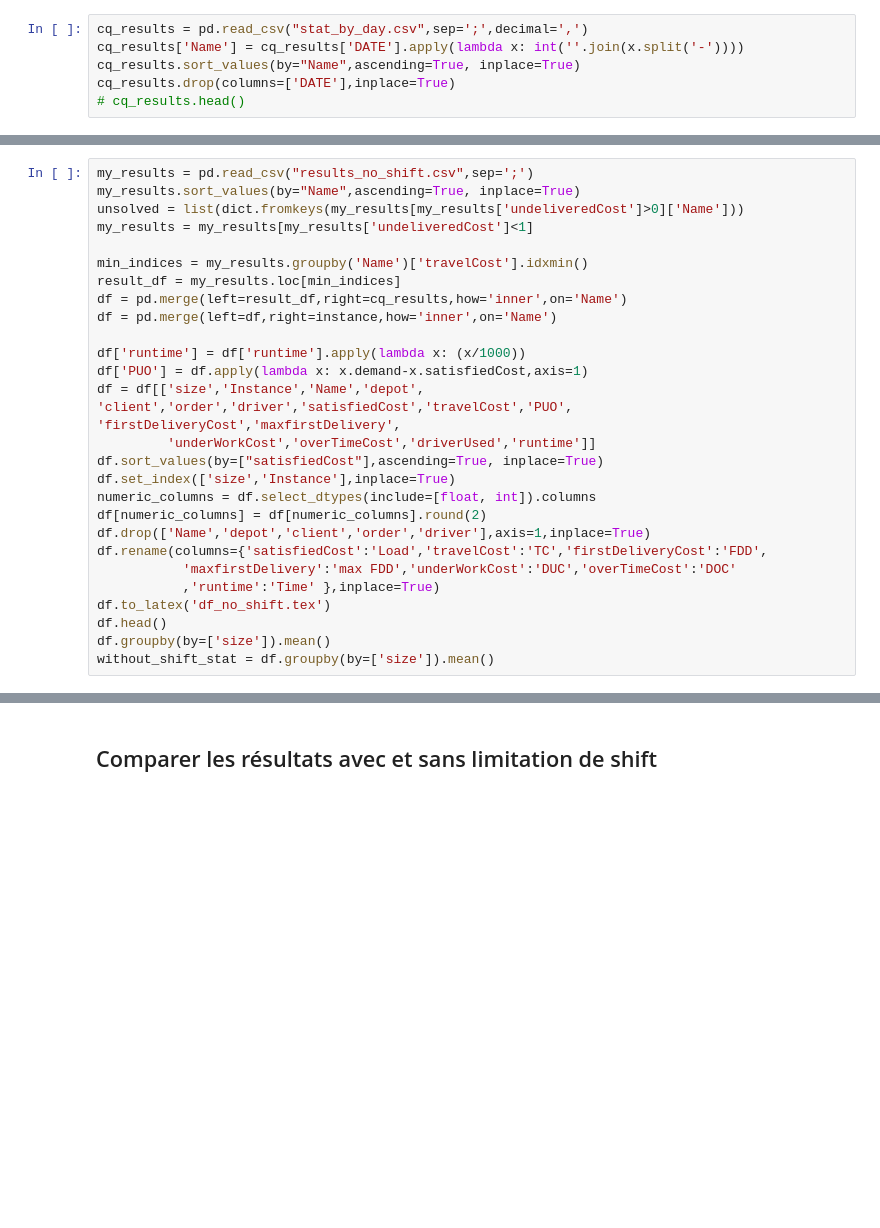
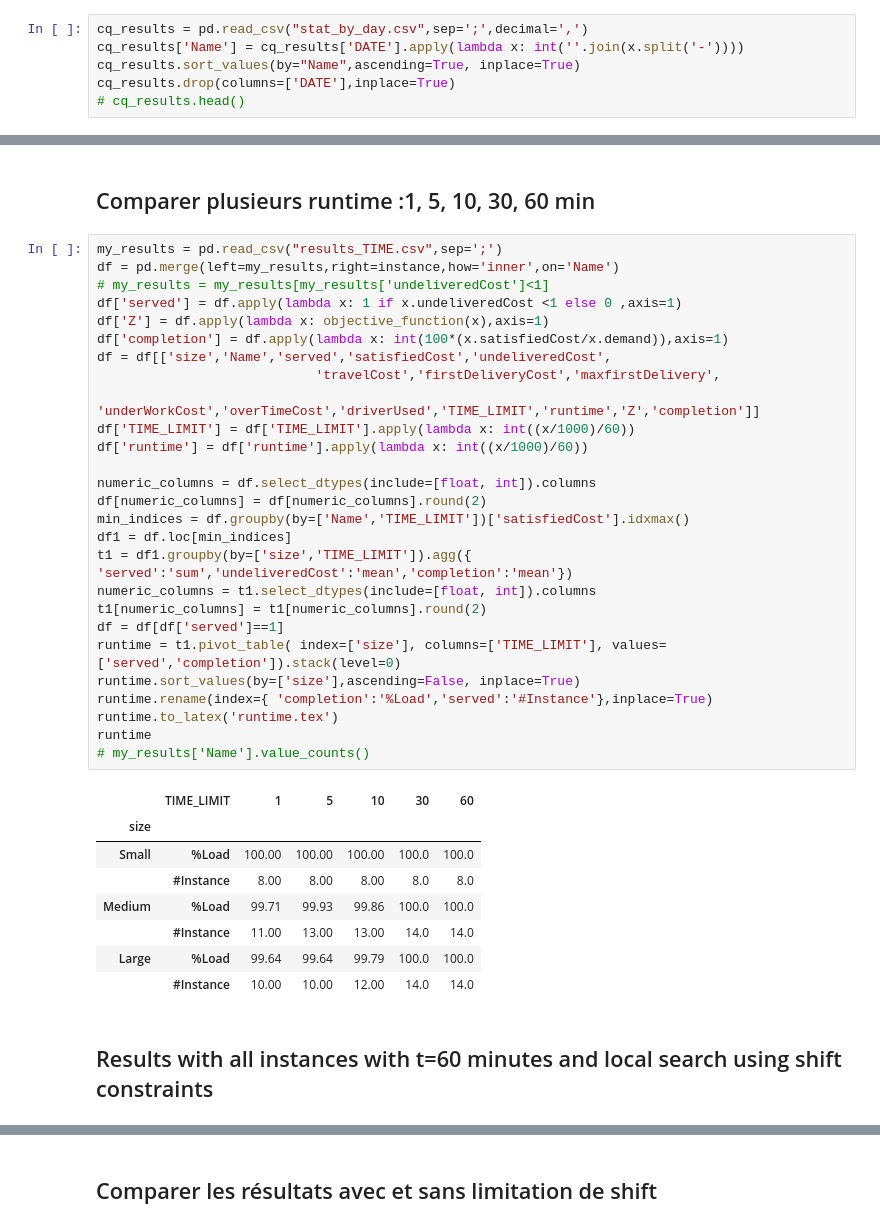
Before and after one commit to aliousmane/concrete-delivery-problem, a Jupyter notebook: result/cq/results_cq.ipynb, the cells around one changed output, grey strips where cells are left out. Drawn from its saved outputs; the diff is of its cells as text; blank space fills up the shorter version.

```diff
--- a/result/cq/results_cq.ipynb
+++ b/result/cq/results_cq.ipynb
@@ -163,27 +46,40 @@ with_shift_stat = df.groupby(by=['size']).mean()
-# %%
-my_results = pd.read_csv("results_no_shift.csv",sep=';')
-my_results.sort_values(by="Name",ascending=True, inplace=True)
-unsolved = list(dict.fromkeys(my_results[my_results['undeliveredCost']>0]['Name']))
-my_results = my_results[my_results['undeliveredCost']<1]
-
-min_indices = my_results.groupby('Name')['travelCost'].idxmin()
-result_df = my_results.loc[min_indices]
-df = pd.merge(left=result_df,right=cq_results,how='inner',on='Name')
-df = pd.merge(left=df,right=instance,how='inner',on='Name')
-
-df['runtime'] = df['runtime'].apply(lambda x: (x/1000))
-df['PUO'] = df.apply(lambda x: x.demand-x.satisfiedCost,axis=1)
-df = df[['size','Instance','Name','depot',	'client','order','driver','satisfiedCost','travelCost','PUO', 'firstDeliveryCost','maxfirstDelivery',
-         'underWorkCost','overTimeCost','driverUsed','runtime']]
-df.sort_values(by=["satisfiedCost"],ascending=True, inplace=True)
-df.set_index(['size','Instance'],inplace=True)
-numeric_columns = df.select_dtypes(include=[float, int]).columns
-df[numeric_columns] = df[numeric_columns].round(2)
-df.drop(['Name','depot','client','order','driver'],axis=1,inplace=True)
-df.rename(columns={'satisfiedCost':'Load','travelCost':'TC','firstDeliveryCost':'FDD',
-           'maxfirstDelivery':'max FDD','underWorkCost':'DUC','overTimeCost':'DOC'
-           ,'runtime':'Time' },inplace=True)
-df.to_latex('df_no_shift.tex')
-df.head()
-df.groupby(by=['size']).mean()
-without_shift_stat = df.groupby(by=['size']).mean()
+# %% [markdown]
+## Comparer plusieurs runtime :1, 5, 10, 30, 60 min
+# %%
+my_results = pd.read_csv("results_TIME.csv",sep=';')
+df = pd.merge(left=my_results,right=instance,how='inner',on='Name')
+# my_results = my_results[my_results['undeliveredCost']<1]
+df['served'] = df.apply(lambda x: 1 if x.undeliveredCost <1 else 0 ,axis=1)
+df['Z'] = df.apply(lambda x: objective_function(x),axis=1)
+df['completion'] = df.apply(lambda x: int(100*(x.satisfiedCost/x.demand)),axis=1)
+df = df[['size','Name','served','satisfiedCost','undeliveredCost',
+                         	'travelCost','firstDeliveryCost','maxfirstDelivery',
+                            'underWorkCost','overTimeCost','driverUsed','TIME_LIMIT','runtime','Z','completion']]
+df['TIME_LIMIT'] = df['TIME_LIMIT'].apply(lambda x: int((x/1000)/60))
+df['runtime'] = df['runtime'].apply(lambda x: int((x/1000)/60))
+
+numeric_columns = df.select_dtypes(include=[float, int]).columns
+df[numeric_columns] = df[numeric_columns].round(2)
+min_indices = df.groupby(by=['Name','TIME_LIMIT'])['satisfiedCost'].idxmax()
+df1 = df.loc[min_indices]
+t1 = df1.groupby(by=['size','TIME_LIMIT']).agg({ 'served':'sum','undeliveredCost':'mean','completion':'mean'})
+numeric_columns = t1.select_dtypes(include=[float, int]).columns
+t1[numeric_columns] = t1[numeric_columns].round(2)
+df = df[df['served']==1]
+runtime = t1.pivot_table( index=['size'], columns=['TIME_LIMIT'], values=['served','completion']).stack(level=0)
+runtime.sort_values(by=['size'],ascending=False, inplace=True)
+runtime.rename(index={ 'completion':'%Load','served':'#Instance'},inplace=True)
+runtime.to_latex('runtime.tex')
+runtime
+# my_results['Name'].value_counts()
+# %% [output]
+|  | TIME_LIMIT | 1 | 5 | 10 | 30 | 60 |
+| size |  |  |  |  |  |  |
+| Small | %Load | 100.00 | 100.00 | 100.00 | 100.0 | 100.0 |
+|  | #Instance | 8.00 | 8.00 | 8.00 | 8.0 | 8.0 |
+| Medium | %Load | 99.71 | 99.93 | 99.86 | 100.0 | 100.0 |
+|  | #Instance | 11.00 | 13.00 | 13.00 | 14.0 | 14.0 |
+| Large | %Load | 99.64 | 99.64 | 99.79 | 100.0 | 100.0 |
+|  | #Instance | 10.00 | 10.00 | 12.00 | 14.0 | 14.0 |
+# %% [markdown]
+## Results with all instances with t=60 minutes and local search using shift constraints
```
Also changed, not shown: parts of 23 cells of this notebook, 44 other files.
